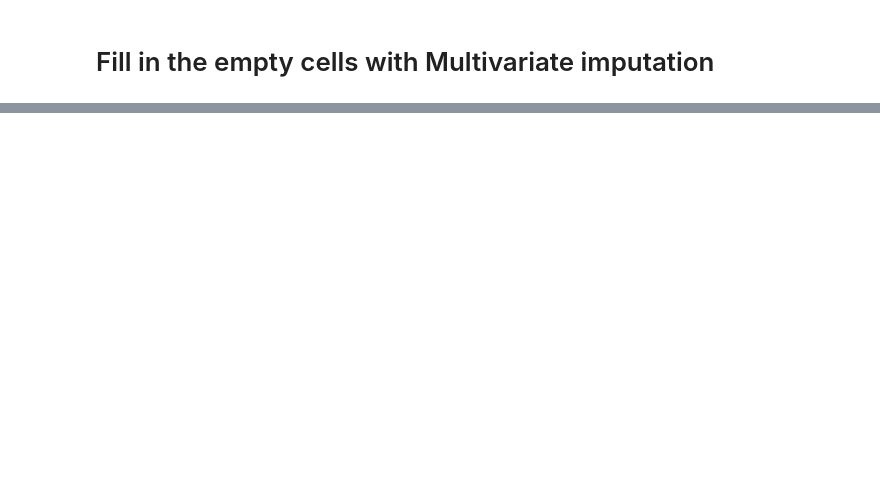
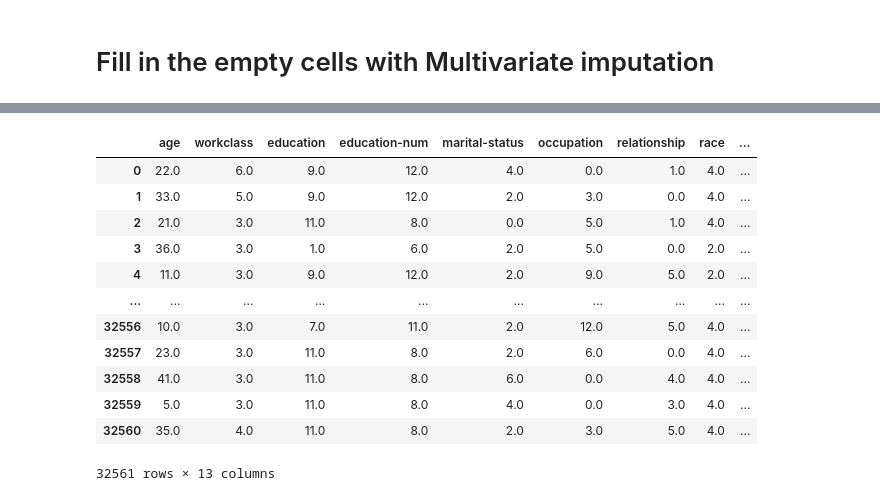
Before and after one commit to JohnChristianCastillo/Data_Mining, a Jupyter notebook: 01_classification.ipynb, the cells around one changed output, grey strips where cells are left out. Drawn from its saved outputs; the diff is of its cells as text; code cells hidden in the pictures; blank space fills up the shorter version.

```diff
--- a/01_classification.ipynb
+++ b/01_classification.ipynb
@@ -125,0 +158,16 @@ potential_customers
+# %%
+transformed_existing_customers
+# %% [output]
+|  | age | workclass | education | education-num | marital-status | occupation | relationship | race | ... |
+| 0 | 22.0 | 6.0 | 9.0 | 12.0 | 4.0 | 0.0 | 1.0 | 4.0 | ... |
+| 1 | 33.0 | 5.0 | 9.0 | 12.0 | 2.0 | 3.0 | 0.0 | 4.0 | ... |
+| 2 | 21.0 | 3.0 | 11.0 | 8.0 | 0.0 | 5.0 | 1.0 | 4.0 | ... |
+| 3 | 36.0 | 3.0 | 1.0 | 6.0 | 2.0 | 5.0 | 0.0 | 2.0 | ... |
+| 4 | 11.0 | 3.0 | 9.0 | 12.0 | 2.0 | 9.0 | 5.0 | 2.0 | ... |
+| ... | ... | ... | ... | ... | ... | ... | ... | ... | ... |
+| 32556 | 10.0 | 3.0 | 7.0 | 11.0 | 2.0 | 12.0 | 5.0 | 4.0 | ... |
+| 32557 | 23.0 | 3.0 | 11.0 | 8.0 | 2.0 | 6.0 | 0.0 | 4.0 | ... |
+| 32558 | 41.0 | 3.0 | 11.0 | 8.0 | 6.0 | 0.0 | 4.0 | 4.0 | ... |
+| 32559 | 5.0 | 3.0 | 11.0 | 8.0 | 4.0 | 0.0 | 3.0 | 4.0 | ... |
+| 32560 | 35.0 | 4.0 | 11.0 | 8.0 | 2.0 | 3.0 | 5.0 | 4.0 | ... |
+32561 rows × 13 columns
```
Also changed, not shown: parts of 27 cells of this notebook, 1 other file.
